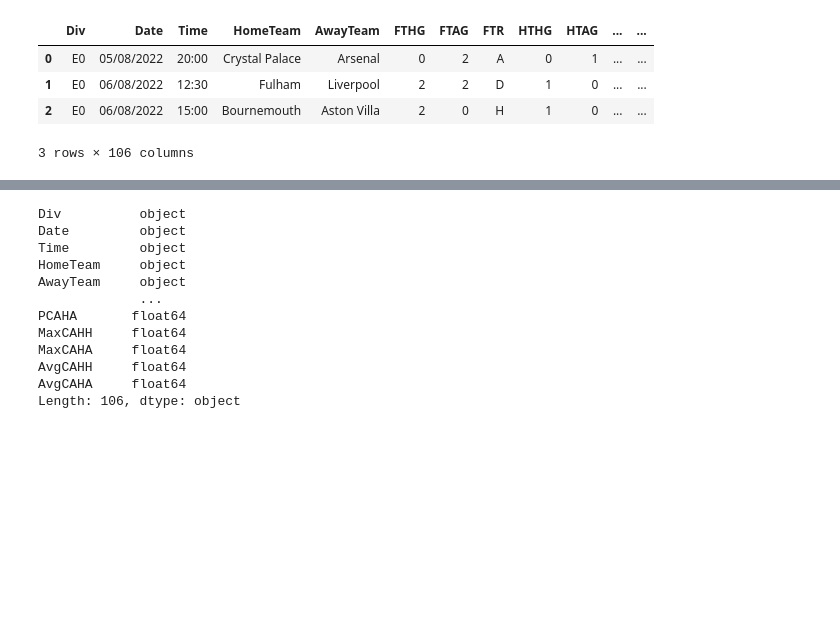
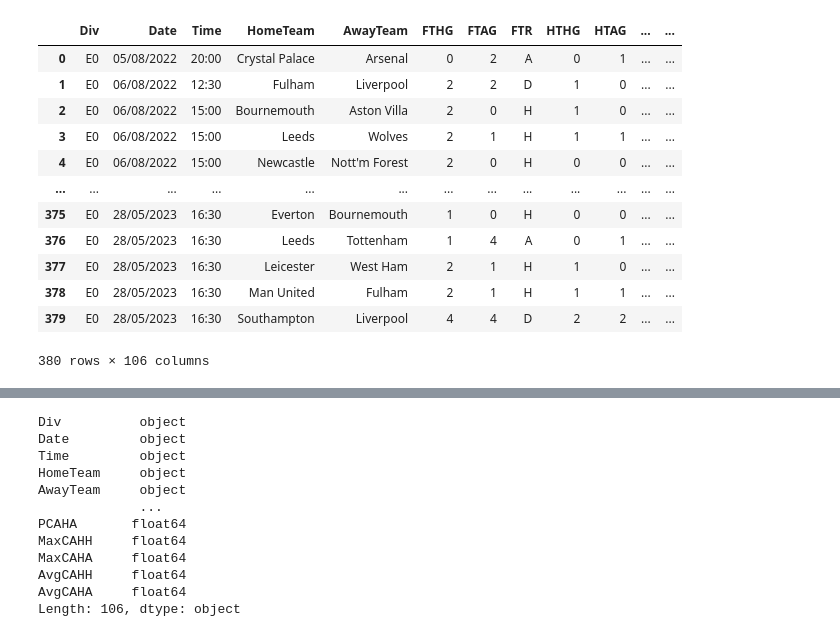
Before and after one commit to LiZoMark841619/Balazs1982, a Jupyter notebook: soccer/model.ipynb, the cells around one changed output, grey strips where cells are left out. Drawn from its saved outputs; the diff is of its cells as text; code cells hidden in the pictures; blank space fills up the shorter version.

```diff
--- a/soccer/model.ipynb
+++ b/soccer/model.ipynb
@@ -13,8 +15,16 @@ df_22 = pd.read_csv('pl_23_24.csv', encoding='utf-8')
 # %%
-df.head(3)
+df
 # %% [output]
 |  | Div | Date | Time | HomeTeam | AwayTeam | FTHG | FTAG | FTR | HTHG | HTAG | ... | ... |
 | 0 | E0 | 05/08/2022 | 20:00 | Crystal Palace | Arsenal | 0 | 2 | A | 0 | 1 | ... | ... |
 | 1 | E0 | 06/08/2022 | 12:30 | Fulham | Liverpool | 2 | 2 | D | 1 | 0 | ... | ... |
 | 2 | E0 | 06/08/2022 | 15:00 | Bournemouth | Aston Villa | 2 | 0 | H | 1 | 0 | ... | ... |
+| 3 | E0 | 06/08/2022 | 15:00 | Leeds | Wolves | 2 | 1 | H | 1 | 1 | ... | ... |
+| 4 | E0 | 06/08/2022 | 15:00 | Newcastle | Nott'm Forest | 2 | 0 | H | 0 | 0 | ... | ... |
+| ... | ... | ... | ... | ... | ... | ... | ... | ... | ... | ... | ... | ... |
+| 375 | E0 | 28/05/2023 | 16:30 | Everton | Bournemouth | 1 | 0 | H | 0 | 0 | ... | ... |
+| 376 | E0 | 28/05/2023 | 16:30 | Leeds | Tottenham | 1 | 4 | A | 0 | 1 | ... | ... |
+| 377 | E0 | 28/05/2023 | 16:30 | Leicester | West Ham | 2 | 1 | H | 1 | 0 | ... | ... |
+| 378 | E0 | 28/05/2023 | 16:30 | Man United | Fulham | 2 | 1 | H | 1 | 1 | ... | ... |
+| 379 | E0 | 28/05/2023 | 16:30 | Southampton | Liverpool | 4 | 4 | D | 2 | 2 | ... | ... |
-3 rows × 106 columns
+380 rows × 106 columns
```
Also changed, not shown: parts of 30 cells of this notebook.
